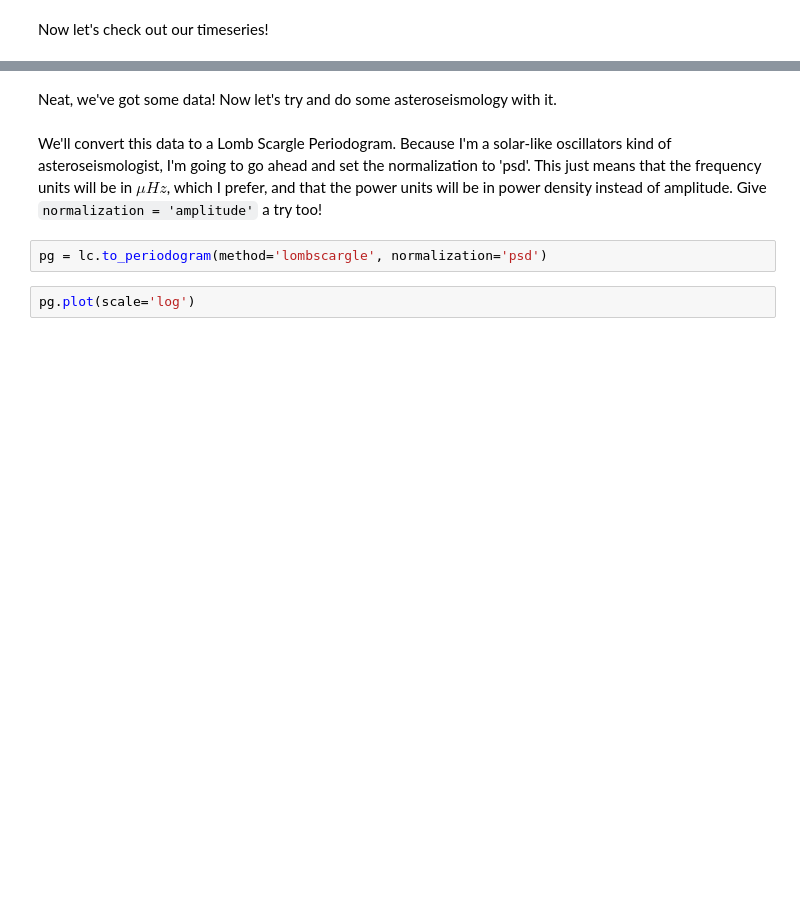
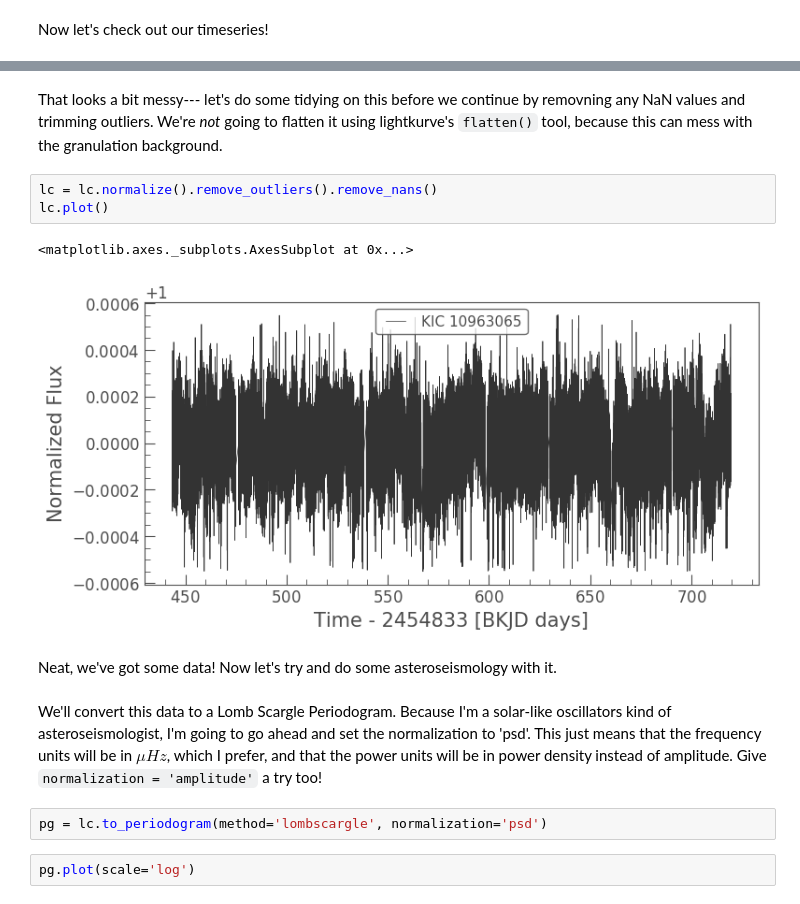
Before and after one commit to ojhall94/TASC5_lightkurve, a Jupyter notebook: Notebooks/Rudy-example.ipynb, the cells around one changed output, grey strips where cells are left out. Saved outputs shown, nothing was run; the diff lists cells and outputs as text; blank space fills up the shorter version.

```diff
--- a/Notebooks/Rudy-example.ipynb
+++ b/Notebooks/Rudy-example.ipynb
@@ -63,3 +65,11 @@ lc.plot()
+# %% [markdown]
+That looks a bit messy--- let's do some tidying on this before we continue by removning any NaN values and trimming outliers. We're *not* going to flatten it using lightkurve's `flatten()` tool, because this can mess with the granulation background.
+# %%
+lc = lc.normalize().remove_outliers().remove_nans()
+lc.plot()
+# %% [output]
+<matplotlib.axes._subplots.AxesSubplot at 0x...>
+[figure, added]
 # %% [markdown]
 Neat, we've got some data! Now let's try and do some asteroseismology with it.
 # %% [markdown]
```
Also changed, not shown: parts of 32 cells of this notebook, 2 other files.
